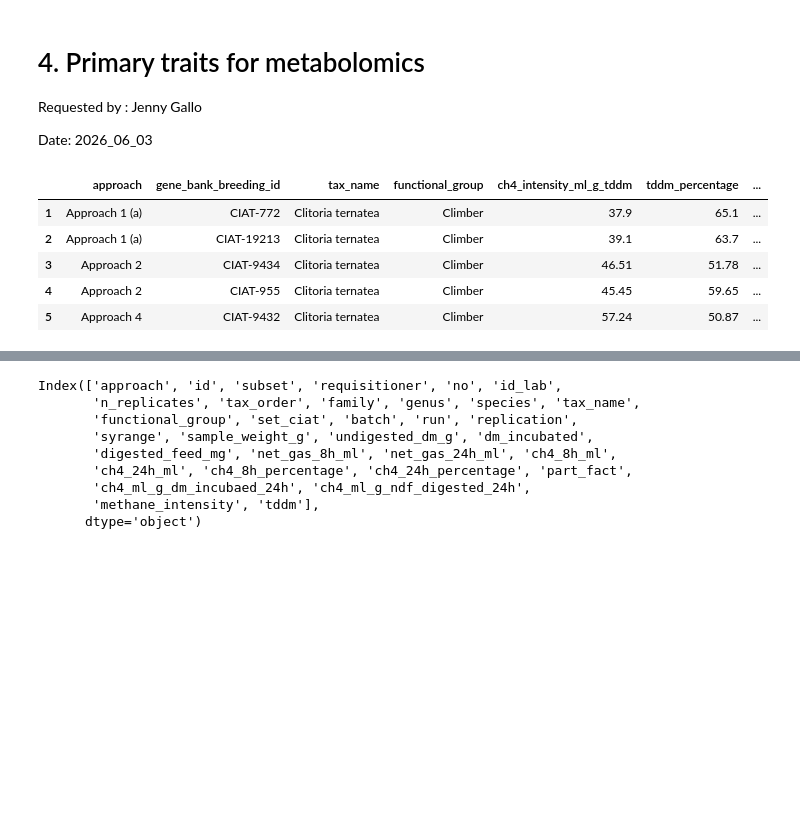
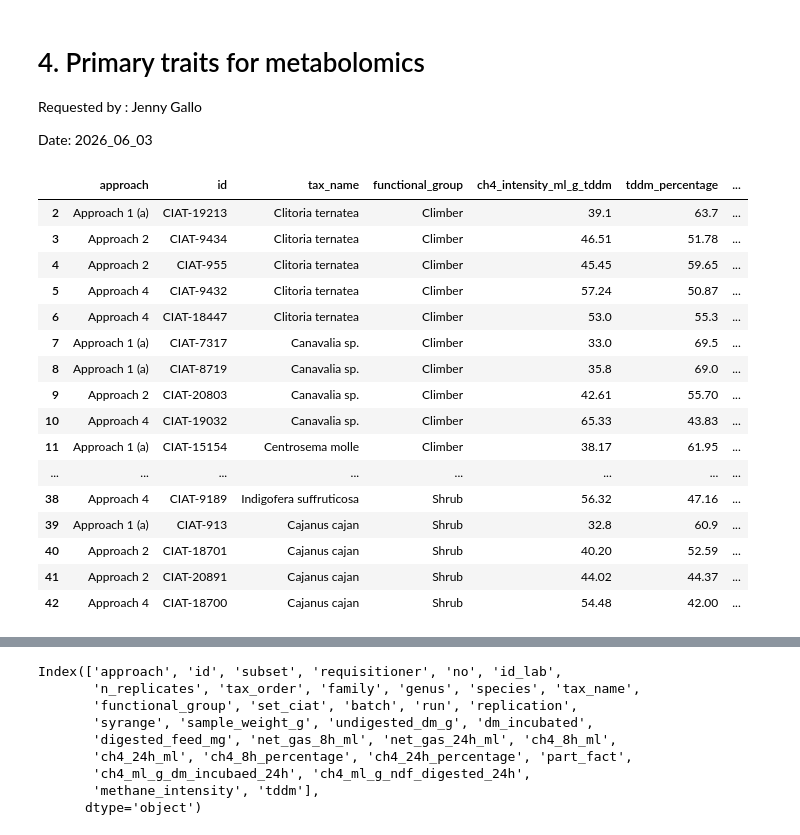
Before and after one commit to maurope/lmf, a Jupyter notebook: notebooks/2026/2026_05_22_data_delivery.ipynb, the cells around one changed output, grey strips where cells are left out. Cells and saved outputs as stored; diff of their text form; code cells hidden in the pictures; blank space fills up the shorter version.

```diff
--- a/notebooks/2026/2026_05_22_data_delivery.ipynb
+++ b/notebooks/2026/2026_05_22_data_delivery.ipynb
@@ -195,14 +195,25 @@ requested = pd.read_csv('/content/drive/MyDrive/lmf/data/2026_05_22_data_deliver
 data = pd.read_csv('/content/drive/MyDrive/lmf/data/2026_05_22_data_delivery/subsets_1_2_3_4_gas_dashboard_complete.csv')
 # %%
 requested = remove_first_row(requested)
-requested.head()
+requested.head(50)
 # %% [output]
-|  | approach | gene_bank_breeding_id | tax_name | functional_group | ch4_intensity_ml_g_tddm | tddm_percentage | ... |
-| 1 | Approach 1 (a) | CIAT-772 | Clitoria ternatea | Climber | 37.9 | 65.1 | ... |
+|  | approach | id | tax_name | functional_group | ch4_intensity_ml_g_tddm | tddm_percentage | ... |
 | 2 | Approach 1 (a) | CIAT-19213 | Clitoria ternatea | Climber | 39.1 | 63.7 | ... |
 | 3 | Approach 2 | CIAT-9434 | Clitoria ternatea | Climber | 46.51 | 51.78 | ... |
 | 4 | Approach 2 | CIAT-955 | Clitoria ternatea | Climber | 45.45 | 59.65 | ... |
 | 5 | Approach 4 | CIAT-9432 | Clitoria ternatea | Climber | 57.24 | 50.87 | ... |
+| 6 | Approach 4 | CIAT-18447 | Clitoria ternatea | Climber | 53.0 | 55.3 | ... |
+| 7 | Approach 1 (a) | CIAT-7317 | Canavalia sp. | Climber | 33.0 | 69.5 | ... |
+| 8 | Approach 1 (a) | CIAT-8719 | Canavalia sp. | Climber | 35.8 | 69.0 | ... |
+| 9 | Approach 2 | CIAT-20803 | Canavalia sp. | Climber | 42.61 | 55.70 | ... |
+| 10 | Approach 4 | CIAT-19032 | Canavalia sp. | Climber | 65.33 | 43.83 | ... |
+| 11 | Approach 1 (a) | CIAT-15154 | Centrosema molle | Climber | 38.17 | 61.95 | ... |
+| ... | ... | ... | ... | ... | ... | ... | ... |
+| 38 | Approach 4 | CIAT-9189 | Indigofera suffruticosa | Shrub | 56.32 | 47.16 | ... |
+| 39 | Approach 1 (a) | CIAT-913 | Cajanus cajan | Shrub | 32.8 | 60.9 | ... |
+| 40 | Approach 2 | CIAT-18701 | Cajanus cajan | Shrub | 40.20 | 52.59 | ... |
+| 41 | Approach 2 | CIAT-20891 | Cajanus cajan | Shrub | 44.02 | 44.37 | ... |
+| 42 | Approach 4 | CIAT-18700 | Cajanus cajan | Shrub | 54.48 | 42.00 | ... |
 # %%
 data.head()
 # %% [output]
```
Also changed, not shown: parts of 6 cells of this notebook, 6 other files.
